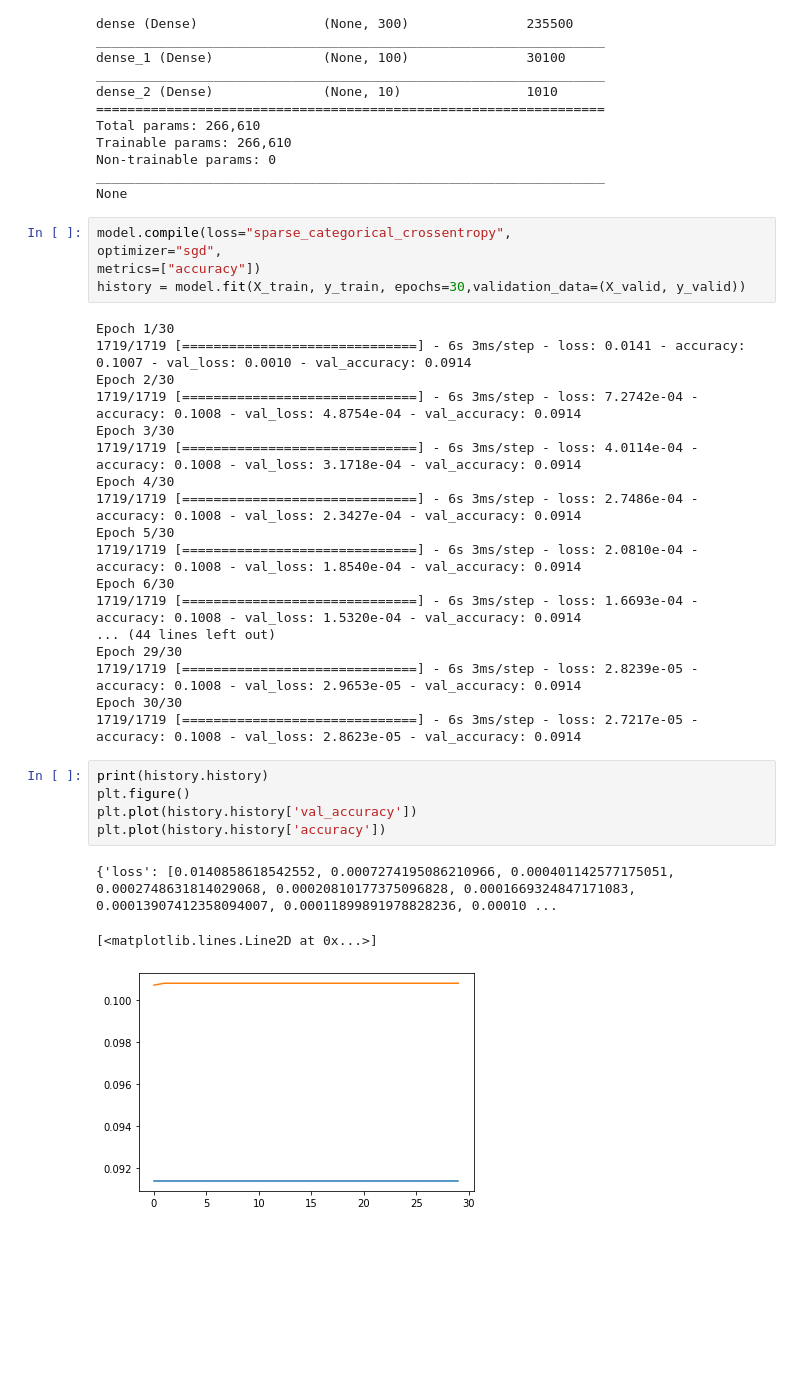
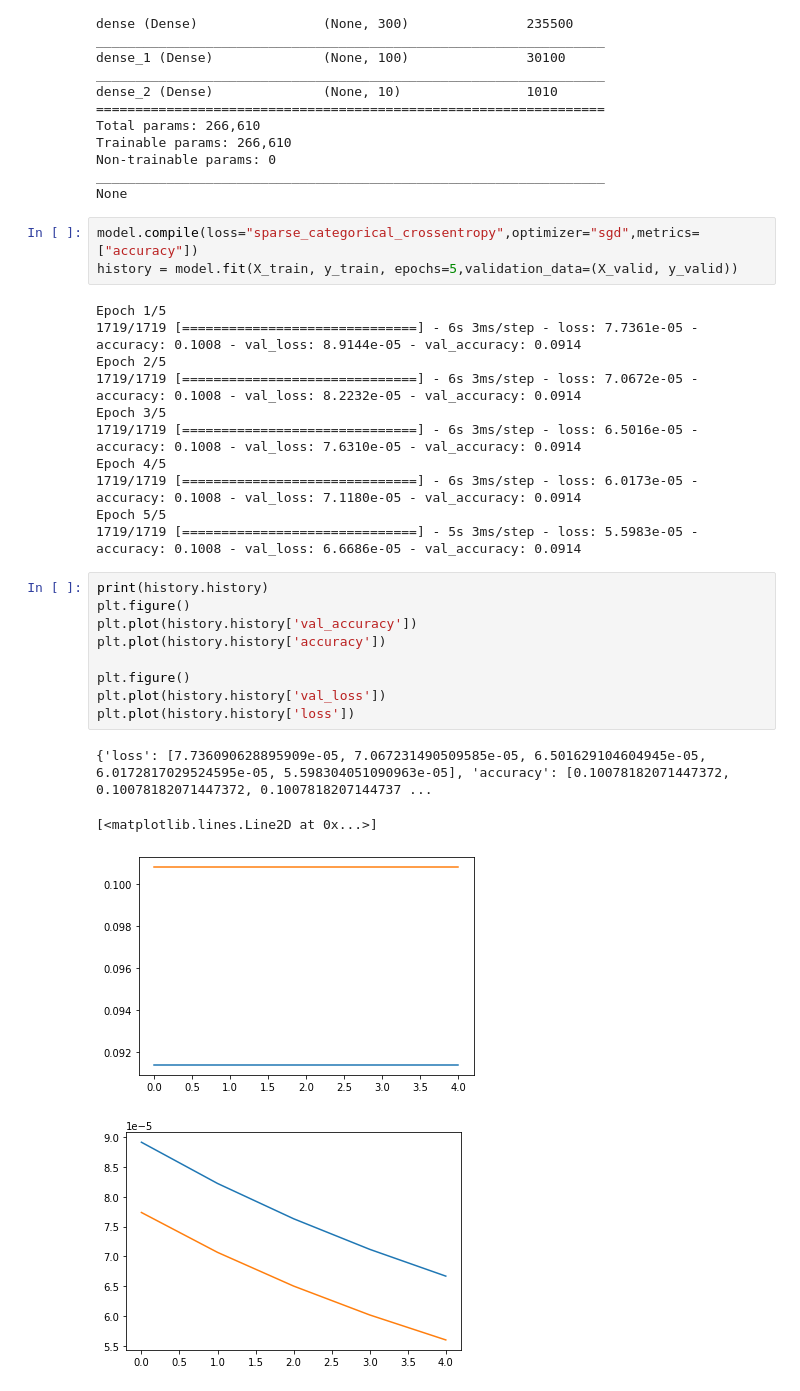
Before and after one commit to nechebarrena/HOML, a Jupyter notebook: HOML_cap_10.ipynb, the cells around one changed output. Drawn from its saved outputs; the diff is of its cells as text; blank space fills up the shorter version.

```diff
--- a/HOML_cap_10.ipynb
+++ b/HOML_cap_10.ipynb
@@ -102,34 +107,30 @@ Non-trainable params: 0
 _________________________________________________________________
 None
 # %%
-model.compile(loss="sparse_categorical_crossentropy",
-optimizer="sgd",
-metrics=["accuracy"])
-history = model.fit(X_train, y_train, epochs=30,validation_data=(X_valid, y_valid))
+model.compile(loss="sparse_categorical_crossentropy",optimizer="sgd",metrics=["accuracy"])
+history = model.fit(X_train, y_train, epochs=5,validation_data=(X_valid, y_valid))
 # %% [output]
-Epoch 1/30
-1719/1719 [==============================] - 6s 3ms/step - loss: 0.0141 - accuracy: 0.1007 - val_loss: 0.0010 - val_accuracy: 0.0914
-Epoch 2/30
-1719/1719 [==============================] - 6s 3ms/step - loss: 7.2742e-04 - accuracy: 0.1008 - val_loss: 4.8754e-04 - val_accuracy: 0.0914
-Epoch 3/30
-1719/1719 [==============================] - 6s 3ms/step - loss: 4.0114e-04 - accuracy: 0.1008 - val_loss: 3.1718e-04 - val_accuracy: 0.0914
-Epoch 4/30
-1719/1719 [==============================] - 6s 3ms/step - loss: 2.7486e-04 - accuracy: 0.1008 - val_loss: 2.3427e-04 - val_accuracy: 0.0914
-Epoch 5/30
-1719/1719 [==============================] - 6s 3ms/step - loss: 2.0810e-04 - accuracy: 0.1008 - val_loss: 1.8540e-04 - val_accuracy: 0.0914
-Epoch 6/30
-1719/1719 [==============================] - 6s 3ms/step - loss: 1.6693e-04 - accuracy: 0.1008 - val_loss: 1.5320e-04 - val_accuracy: 0.0914
-... (44 lines left out)
-Epoch 29/30
-1719/1719 [==============================] - 6s 3ms/step - loss: 2.8239e-05 - accuracy: 0.1008 - val_loss: 2.9653e-05 - val_accuracy: 0.0914
-Epoch 30/30
-1719/1719 [==============================] - 6s 3ms/step - loss: 2.7217e-05 - accuracy: 0.1008 - val_loss: 2.8623e-05 - val_accuracy: 0.0914
+Epoch 1/5
+1719/1719 [==============================] - 6s 3ms/step - loss: 7.7361e-05 - accuracy: 0.1008 - val_loss: 8.9144e-05 - val_accuracy: 0.0914
+Epoch 2/5
+1719/1719 [==============================] - 6s 3ms/step - loss: 7.0672e-05 - accuracy: 0.1008 - val_loss: 8.2232e-05 - val_accuracy: 0.0914
+Epoch 3/5
+1719/1719 [==============================] - 6s 3ms/step - loss: 6.5016e-05 - accuracy: 0.1008 - val_loss: 7.6310e-05 - val_accuracy: 0.0914
+Epoch 4/5
+1719/1719 [==============================] - 6s 3ms/step - loss: 6.0173e-05 - accuracy: 0.1008 - val_loss: 7.1180e-05 - val_accuracy: 0.0914
+Epoch 5/5
+1719/1719 [==============================] - 5s 3ms/step - loss: 5.5983e-05 - accuracy: 0.1008 - val_loss: 6.6686e-05 - val_accuracy: 0.0914
 # %%
 print(history.history)
 plt.figure()
 plt.plot(history.history['val_accuracy'])
 plt.plot(history.history['accuracy'])
+
+plt.figure()
+plt.plot(history.history['val_loss'])
+plt.plot(history.history['loss'])
 # %% [output]
-{'loss': [0.0140858618542552, 0.0007274195086210966, 0.000401142577175051, 0.0002748631814029068, 0.00020810177375096828, 0.0001669324847171083, 0.00013907412358094007, 0.00011899891978828236, 0.00010 ...
+{'loss': [7.736090628895909e-05, 7.067231490509585e-05, 6.501629104604945e-05, 6.0172817029524595e-05, 5.598304051090963e-05], 'accuracy': [0.10078182071447372, 0.10078182071447372, 0.1007818207144737 ...
 [<matplotlib.lines.Line2D at 0x...>]
-[figure, old version]
+[figure, new version]
+[figure, added]
```
Also changed, not shown: parts of 2 cells of this notebook.
